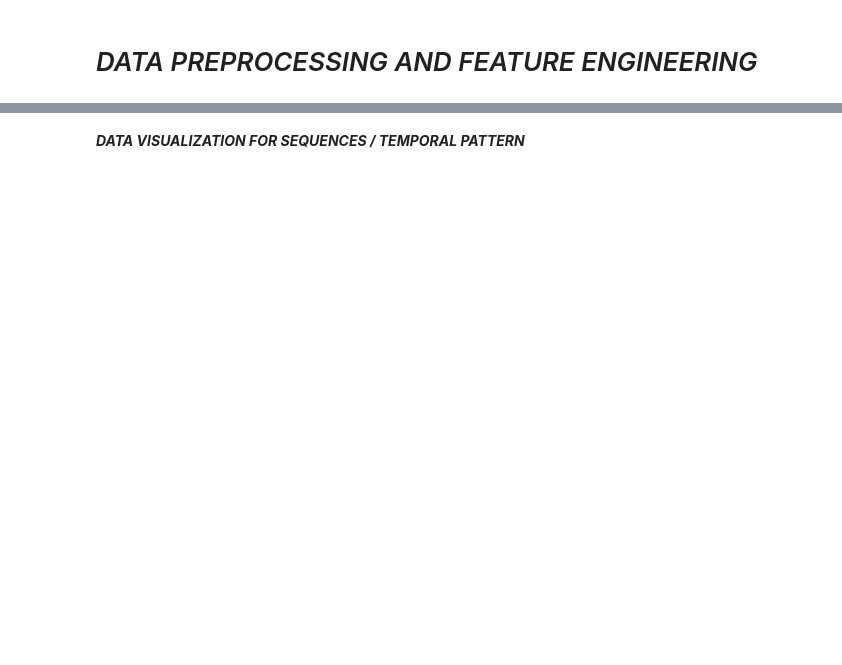
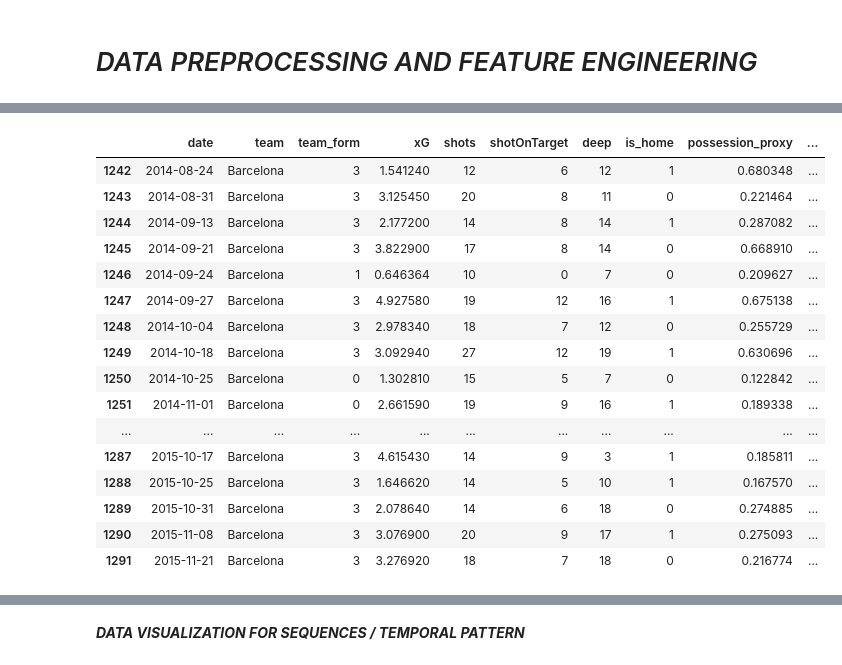
Before and after one commit to Sandeshpokhrel/footballLeaguePredictor-FLP-, a Jupyter notebook: Table_Predictor.ipynb, the cells around one changed output, grey strips where cells are left out. Cells and saved outputs as stored; diff of their text form; code cells hidden in the pictures; blank space fills up the shorter version.

```diff
--- a/Table_Predictor.ipynb
+++ b/Table_Predictor.ipynb
@@ -38,10 +45,13 @@ def preprocess_data(path):
 
     # Create team views with safe calculations
     team_cols = ['date', 'team', 'team_form', 'xG', 'shots', 'shotOnTarget', 'deep', 'is_home', 'possession_proxy', 'final_pos']
-
+    df['home_result'] = np.where(df['home_goals'] > df['away_goals'], 3,
+                      np.where(df['home_goals'] == df['away_goals'], 1, 0))
+    df['away_result'] = np.where(df['away_goals'] > df['home_goals'], 3,
+                      np.where(df['away_goals'] == df['home_goals'], 1, 0))
     df_home = df.assign(
         team=df['home_team'],
-        team_form=df['result'],
+        team_form=df['home_result'],
         is_home=1,
         final_pos= df['home_final_pos'],
         possession_proxy=(
@@ -58,7 +68,7 @@ def preprocess_data(path):
 
     df_away = df.assign(
         team=df['away_team'],
-        team_form=df['result'].replace({3: 0, 0: 3}),
+        team_form=df['away_result'],
         is_home=0,
         final_pos= df['away_final_pos'],
         possession_proxy=(
@@ -87,6 +97,6 @@ def preprocess_data(path):
         )
     return df_team, df
 # %%
-team_df, match_df = preprocess_data('/kaggle/input/epl-with-labels-matchday/EPL.csv')
+team_df, match_df = preprocess_data('/kaggle/input/laliga-dataset-csv/all_laliga_matches_2014_2024.csv')
 team_df.groupby('team', as_index=False).head(50)
-match_df.head(5)
+# match_df.head(5)
@@ -163,6 +217,24 @@ for idx, row in team_df.iterrows():
                 base_stat = base_stats[stat]
                 team_df.at[idx, f'rolling_{stat}'] = elo_impute(base_stat, team_elo, k, elo_baseline)
 # %%
-team_df.head(50)
+team_df[team_df['team'] == "Barcelona"].head(50)
+# %% [output]
+|  | date | team | team_form | xG | shots | shotOnTarget | deep | is_home | possession_proxy | ... |
+| 1242 | 2014-08-24 | Barcelona | 3 | 1.541240 | 12 | 6 | 12 | 1 | 0.680348 | ... |
+| 1243 | 2014-08-31 | Barcelona | 3 | 3.125450 | 20 | 8 | 11 | 0 | 0.221464 | ... |
+| 1244 | 2014-09-13 | Barcelona | 3 | 2.177200 | 14 | 8 | 14 | 1 | 0.287082 | ... |
+| 1245 | 2014-09-21 | Barcelona | 3 | 3.822900 | 17 | 8 | 14 | 0 | 0.668910 | ... |
+| 1246 | 2014-09-24 | Barcelona | 1 | 0.646364 | 10 | 0 | 7 | 0 | 0.209627 | ... |
+| 1247 | 2014-09-27 | Barcelona | 3 | 4.927580 | 19 | 12 | 16 | 1 | 0.675138 | ... |
+| 1248 | 2014-10-04 | Barcelona | 3 | 2.978340 | 18 | 7 | 12 | 0 | 0.255729 | ... |
+| 1249 | 2014-10-18 | Barcelona | 3 | 3.092940 | 27 | 12 | 19 | 1 | 0.630696 | ... |
+| 1250 | 2014-10-25 | Barcelona | 0 | 1.302810 | 15 | 5 | 7 | 0 | 0.122842 | ... |
+| 1251 | 2014-11-01 | Barcelona | 0 | 2.661590 | 19 | 9 | 16 | 1 | 0.189338 | ... |
+| ... | ... | ... | ... | ... | ... | ... | ... | ... | ... | ... |
+| 1287 | 2015-10-17 | Barcelona | 3 | 4.615430 | 14 | 9 | 3 | 1 | 0.185811 | ... |
+| 1288 | 2015-10-25 | Barcelona | 3 | 1.646620 | 14 | 5 | 10 | 1 | 0.167570 | ... |
+| 1289 | 2015-10-31 | Barcelona | 3 | 2.078640 | 14 | 6 | 18 | 0 | 0.274885 | ... |
+| 1290 | 2015-11-08 | Barcelona | 3 | 3.076900 | 20 | 9 | 17 | 1 | 0.275093 | ... |
+| 1291 | 2015-11-21 | Barcelona | 3 | 3.276920 | 18 | 7 | 18 | 0 | 0.216774 | ... |
 # %%
 prepared_df = merge(match_df, team_df)
```
Also changed, not shown: parts of 43 cells of this notebook.
